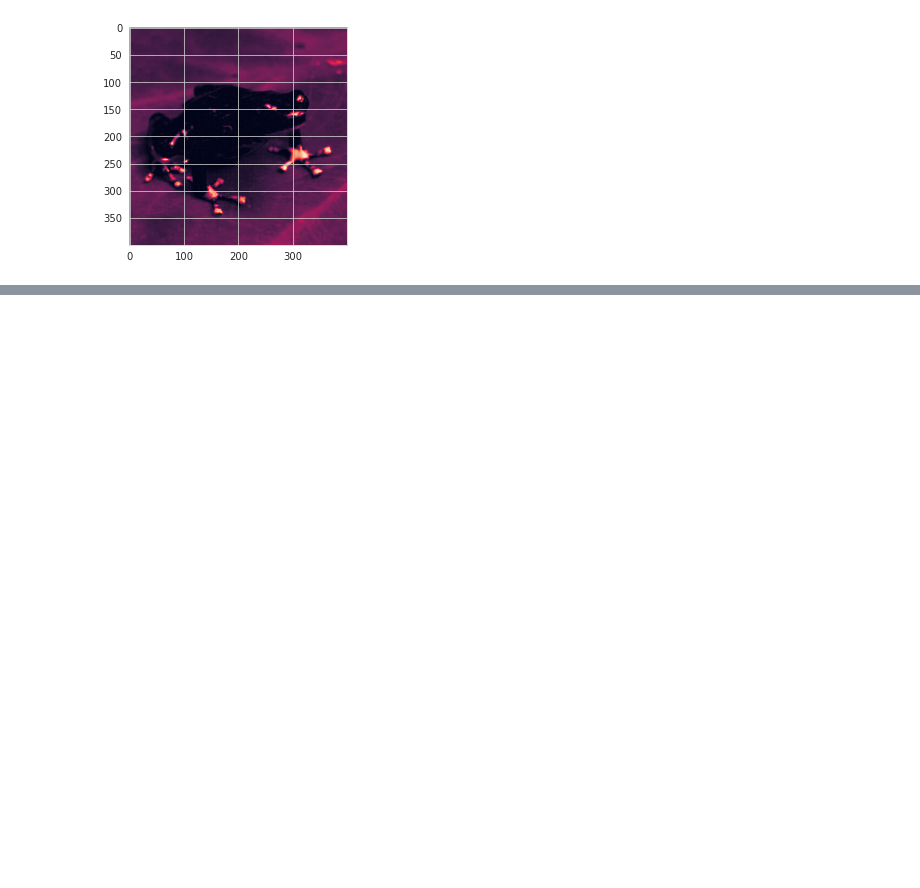
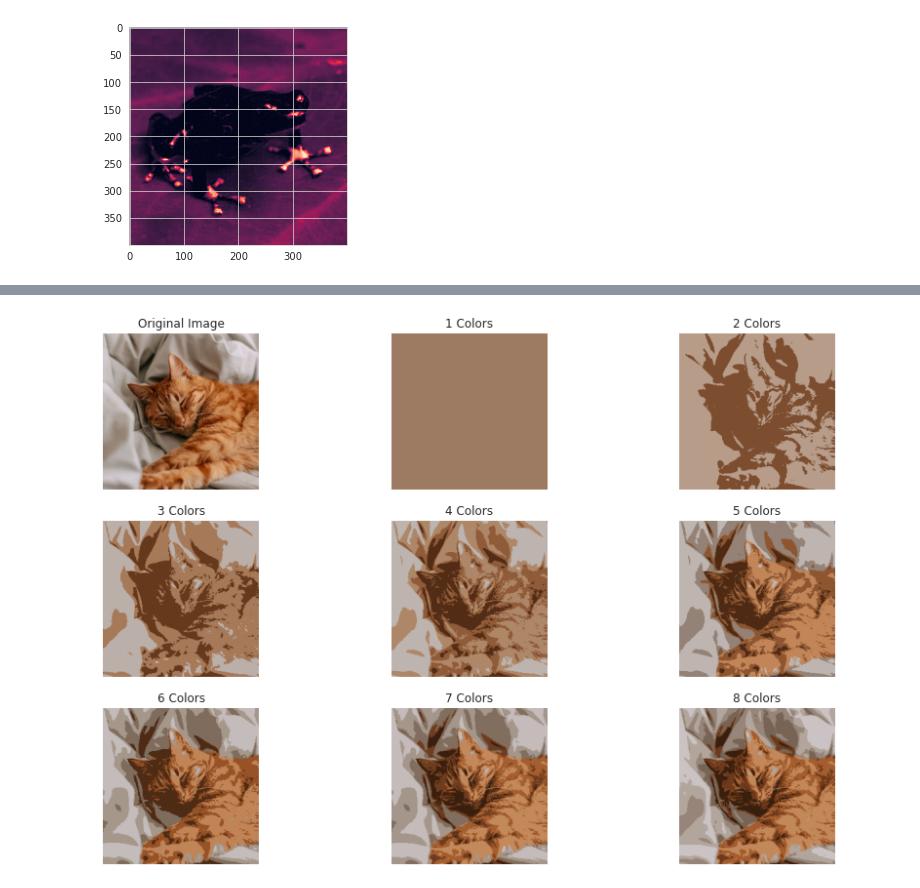
Before and after one commit to ManuelFelipeA/Clustering, a Jupyter notebook: K-Means-Ex.ipynb, the cells around one changed output, grey strips where cells are left out. Drawn from its saved outputs; the diff is of its cells as text; code cells hidden in the pictures; blank space fills up the shorter version.

```diff
--- a/K-Means-Ex.ipynb
+++ b/K-Means-Ex.ipynb
@@ -481,0 +374,12 @@ plt.imshow(segmented_image)
+# %%
+img1 = io.imread("1-Resize.jpg")
+img2 = io.imread("2-Resize.jpg")
+img3 = io.imread("3-Resize.jpg")
+# %%
+images1 = []
+for k in range(1,9):
+    images1.append(k_means(k,img1))
+# %%
+print_images(images1,img1)
+# %% [output]
+[figure, added]
```
Also changed, not shown: parts of 21 cells of this notebook, 9 other files.
